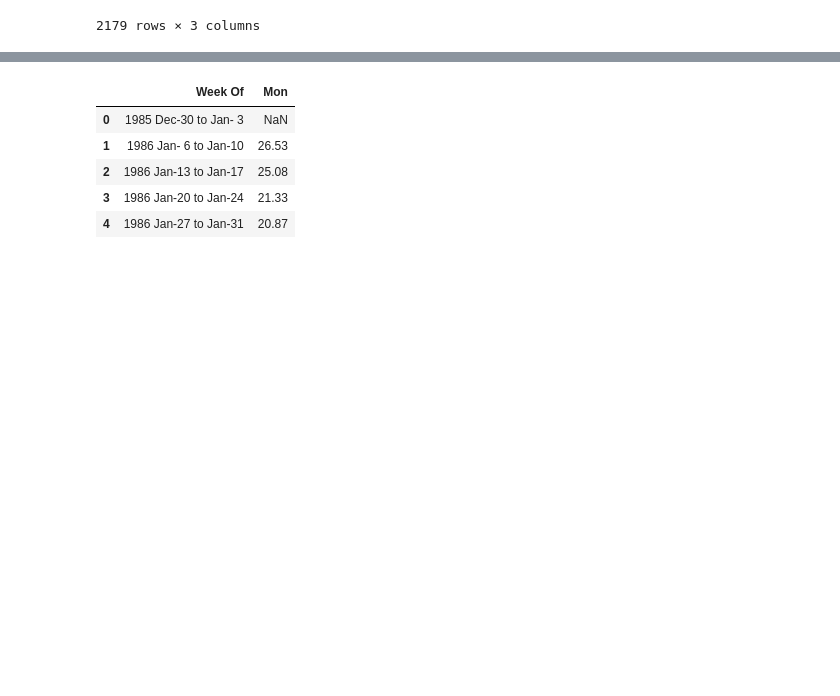
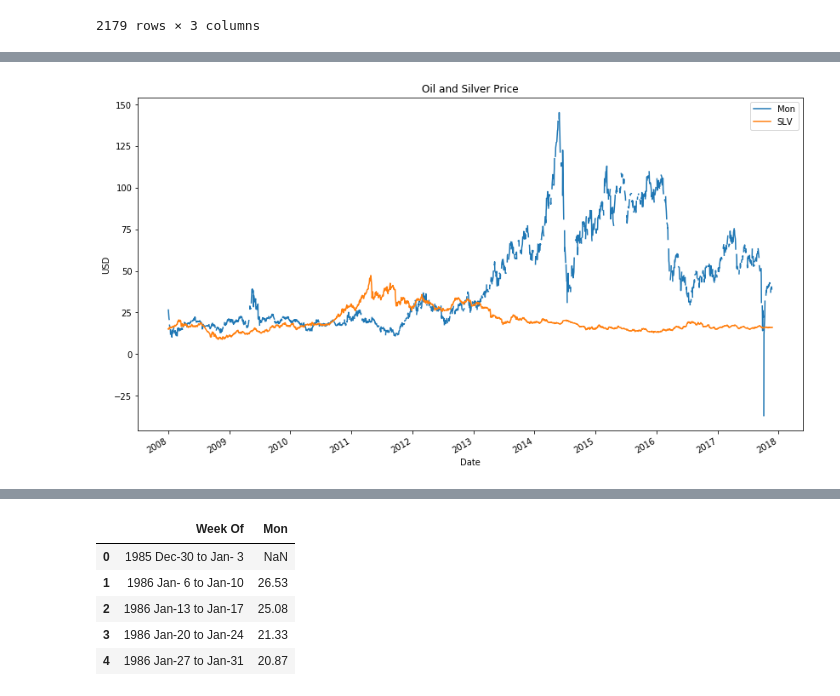
Before and after one commit to Ayomi-tech/Silver-Price-and-Oil-Price-interaction, a Jupyter notebook: New oil price code.ipynb, the cells around one changed output, grey strips where cells are left out. Saved outputs shown, nothing was run; the diff lists cells and outputs as text; code cells hidden in the pictures; blank space fills up the shorter version.

```diff
--- a/New oil price code.ipynb
+++ b/New oil price code.ipynb
@@ -140,0 +160,8 @@ df_2.plot()
+# %%
+gld_slv.plot(x ='Date', y=['Mon','SLV'], figsize=(14,8))
+# plt.plot(figsize=(14,8))
+plt.title('Oil and Silver Price')
+plt.ylabel('USD')
+plt.show()
+# %% [output]
+[figure, added]
```
Also changed, not shown: parts of 11 cells of this notebook.
